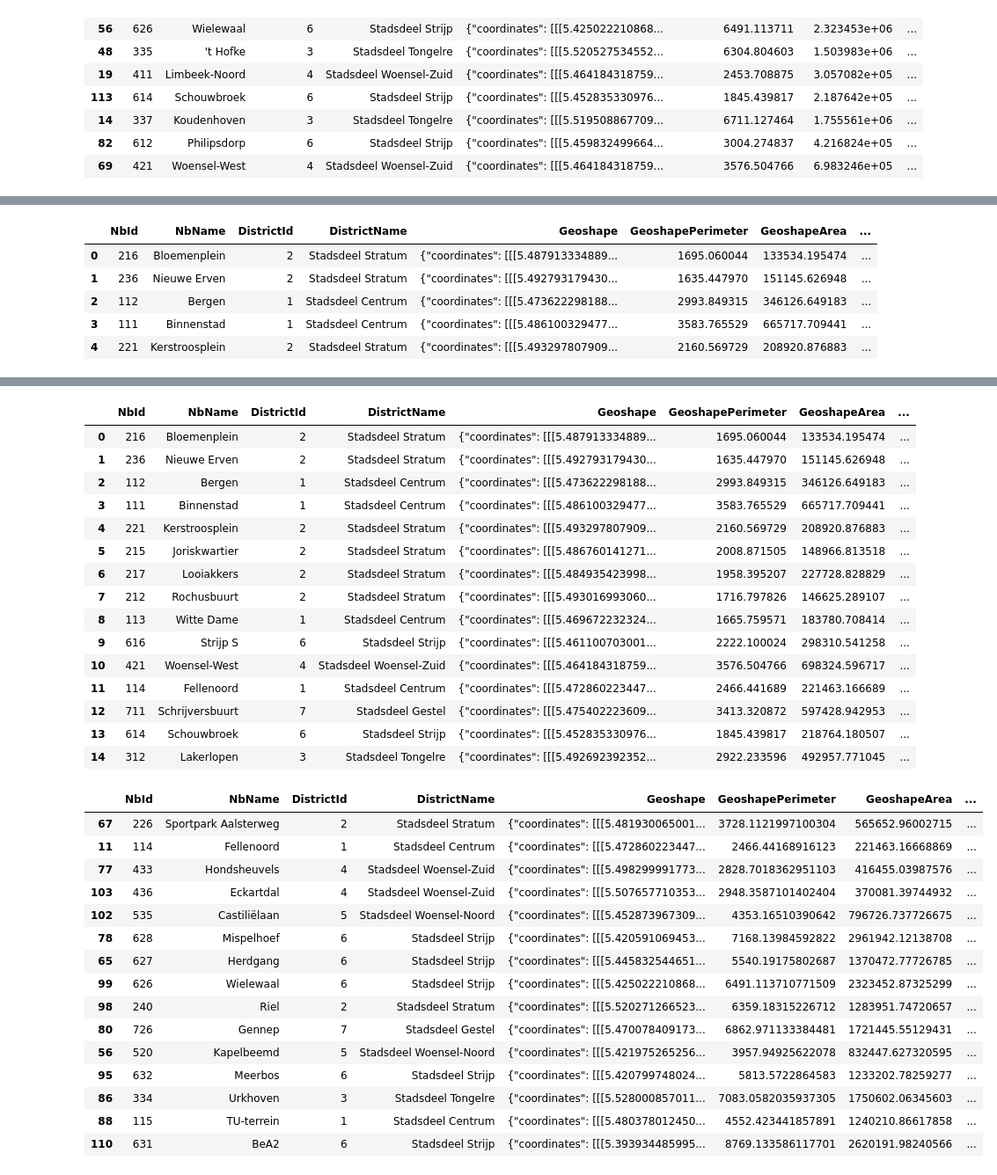
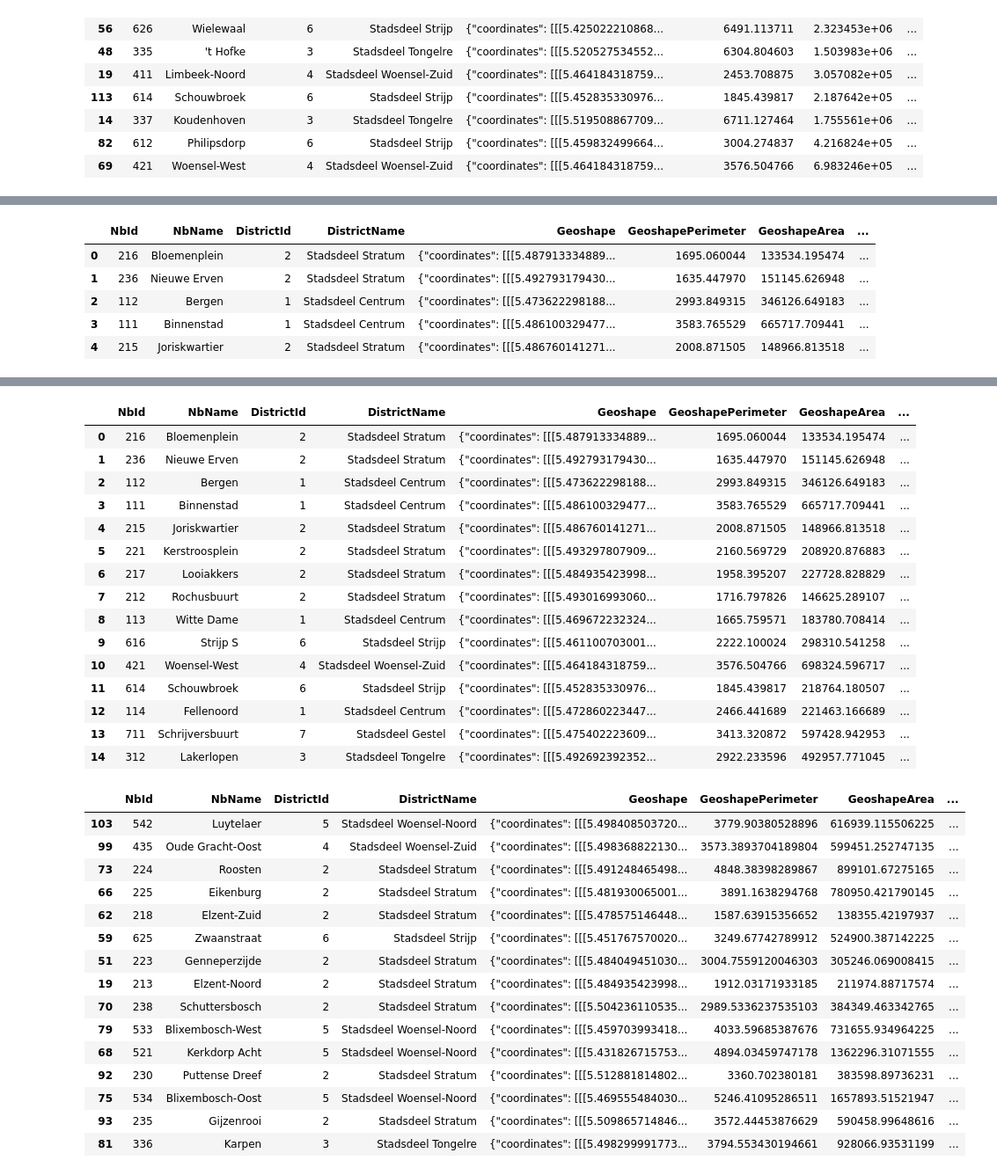
Before and after one commit to tymakat/eds_app, a Jupyter notebook: DataVisualization.ipynb, the cells around one changed output, grey strips where cells are left out. Shown: that part at 88% size. Cells and saved outputs as stored; diff of their text form; code cells hidden in the pictures.

```diff
--- a/DataVisualization.ipynb
+++ b/DataVisualization.ipynb
@@ -44,14 +44,3 @@ dataset['ScoreGoodLife'] = dataset['ScoreGoodLife'].fillna("-1")
 
 dataset["Distance2Trainstation"] = pd.to_numeric(dataset['Distance2Trainstation'], errors='coerce')
 dataset["Distance2HighwayEntrypoint"] = pd.to_numeric(dataset['Distance2HighwayEntrypoint'], errors='coerce')
-# %%
-dataset['new feature'] = pd.to_numeric(dataset['Shops per person'], errors='coerce')
-
-# Identify rows with non-convertible values
-non_convertible_rows = dataset[dataset['new feature'].isna()]
-
-# Extract the original non-convertible values
-non_convertible_values = non_convertible_rows['Shops per person']
-
-# Print or store the non-convertible values
-print("Non-convertible values:", non_convertible_values.tolist())
@@ -179,6 +174,7 @@ dataset['PctHighEducation'] = dataset['PctHighEducation'].str.replace(',', ".")
 dataset['AvgIncome'] = pd.to_numeric(dataset['AvgIncome'], errors='coerce')
 dataset['PctHighEducation'] = pd.to_numeric(dataset['PctHighEducation'], errors='coerce')
 dataset['ScoreGoodLife'] = pd.to_numeric(dataset['ScoreGoodLife'], errors='coerce')
+dataset = dataset.fillna(-1)
 dataset["High education rank"] = dataset["PctHighEducation"].rank(method='first', ascending=False).astype(int)
 dataset["Income rank"] = dataset["AvgIncome"].rank(method='first', ascending=False).astype(int)
 dataset["Happiness"] = dataset["ScoreGoodLife"].rank(method='first', ascending=False).astype(int)
@@ -190,7 +186,7 @@ dataset.head()
 | 1 | 236 | Nieuwe Erven | 2 | Stadsdeel Stratum | {"coordinates": [[[5.492793179430... | 1635.447970 | 151145.626948 | ... |
 | 2 | 112 | Bergen | 1 | Stadsdeel Centrum | {"coordinates": [[[5.473622298188... | 2993.849315 | 346126.649183 | ... |
 | 3 | 111 | Binnenstad | 1 | Stadsdeel Centrum | {"coordinates": [[[5.486100329477... | 3583.765529 | 665717.709441 | ... |
-| 4 | 221 | Kerstroosplein | 2 | Stadsdeel Stratum | {"coordinates": [[[5.493297807909... | 2160.569729 | 208920.876883 | ... |
+| 4 | 215 | Joriskwartier | 2 | Stadsdeel Stratum | {"coordinates": [[[5.486760141271... | 2008.871505 | 148966.813518 | ... |
 # %%
 tp_df = pd.read_csv("data/extra_dataset_tim_2022.csv", sep=";")
 tp_df = tp_df.replace('.', 0)
@@ -240,16 +236,16 @@ dataset.head(15)
 | 1 | 236 | Nieuwe Erven | 2 | Stadsdeel Stratum | {"coordinates": [[[5.492793179430... | 1635.447970 | 151145.626948 | ... |
 | 2 | 112 | Bergen | 1 | Stadsdeel Centrum | {"coordinates": [[[5.473622298188... | 2993.849315 | 346126.649183 | ... |
 | 3 | 111 | Binnenstad | 1 | Stadsdeel Centrum | {"coordinates": [[[5.486100329477... | 3583.765529 | 665717.709441 | ... |
-| 4 | 221 | Kerstroosplein | 2 | Stadsdeel Stratum | {"coordinates": [[[5.493297807909... | 2160.569729 | 208920.876883 | ... |
-| 5 | 215 | Joriskwartier | 2 | Stadsdeel Stratum | {"coordinates": [[[5.486760141271... | 2008.871505 | 148966.813518 | ... |
+| 4 | 215 | Joriskwartier | 2 | Stadsdeel Stratum | {"coordinates": [[[5.486760141271... | 2008.871505 | 148966.813518 | ... |
+| 5 | 221 | Kerstroosplein | 2 | Stadsdeel Stratum | {"coordinates": [[[5.493297807909... | 2160.569729 | 208920.876883 | ... |
 | 6 | 217 | Looiakkers | 2 | Stadsdeel Stratum | {"coordinates": [[[5.484935423998... | 1958.395207 | 227728.828829 | ... |
 | 7 | 212 | Rochusbuurt | 2 | Stadsdeel Stratum | {"coordinates": [[[5.493016993060... | 1716.797826 | 146625.289107 | ... |
 | 8 | 113 | Witte Dame | 1 | Stadsdeel Centrum | {"coordinates": [[[5.469672232324... | 1665.759571 | 183780.708414 | ... |
 | 9 | 616 | Strijp S | 6 | Stadsdeel Strijp | {"coordinates": [[[5.461100703001... | 2222.100024 | 298310.541258 | ... |
 | 10 | 421 | Woensel-West | 4 | Stadsdeel Woensel-Zuid | {"coordinates": [[[5.464184318759... | 3576.504766 | 698324.596717 | ... |
-| 11 | 114 | Fellenoord | 1 | Stadsdeel Centrum | {"coordinates": [[[5.472860223447... | 2466.441689 | 221463.166689 | ... |
-| 12 | 711 | Schrijversbuurt | 7 | Stadsdeel Gestel | {"coordinates": [[[5.475402223609... | 3413.320872 | 597428.942953 | ... |
-| 13 | 614 | Schouwbroek | 6 | Stadsdeel Strijp | {"coordinates": [[[5.452835330976... | 1845.439817 | 218764.180507 | ... |
+| 11 | 614 | Schouwbroek | 6 | Stadsdeel Strijp | {"coordinates": [[[5.452835330976... | 1845.439817 | 218764.180507 | ... |
+| 12 | 114 | Fellenoord | 1 | Stadsdeel Centrum | {"coordinates": [[[5.472860223447... | 2466.441689 | 221463.166689 | ... |
+| 13 | 711 | Schrijversbuurt | 7 | Stadsdeel Gestel | {"coordinates": [[[5.475402223609... | 3413.320872 | 597428.942953 | ... |
 | 14 | 312 | Lakerlopen | 3 | Stadsdeel Tongelre | {"coordinates": [[[5.492692392352... | 2922.233596 | 492957.771045 | ... |
 # %%
 dataset = dataset.sort_values(by='ScoreGoodLife', ascending=False)
@@ -257,24 +253,25 @@ dataset = dataset.astype(str)
 dataset = dataset.replace("-1.0", "N/A")
 dataset = dataset.replace(".", "N/A")
 dataset = dataset.replace("-", "N/A")
+dataset["ScoreGoodLife"] = dataset["ScoreGoodLife"].replace("N/A", np.nan)
 # %%
-dataset.tail(15)
+dataset.head(15)
 # %% [output]
 |  | NbId | NbName | DistrictId | DistrictName | Geoshape | GeoshapePerimeter | GeoshapeArea | ... |
-| 67 | 226 | Sportpark Aalsterweg | 2 | Stadsdeel Stratum | {"coordinates": [[[5.481930065001... | 3728.1121997100304 | 565652.96002715 | ... |
-| 11 | 114 | Fellenoord | 1 | Stadsdeel Centrum | {"coordinates": [[[5.472860223447... | 2466.44168916123 | 221463.16668869 | ... |
-| 77 | 433 | Hondsheuvels | 4 | Stadsdeel Woensel-Zuid | {"coordinates": [[[5.498299991773... | 2828.7018362951103 | 416455.03987576 | ... |
-| 103 | 436 | Eckartdal | 4 | Stadsdeel Woensel-Zuid | {"coordinates": [[[5.507657710353... | 2948.3587101402404 | 370081.39744932 | ... |
-| 102 | 535 | Castiliëlaan | 5 | Stadsdeel Woensel-Noord | {"coordinates": [[[5.452873967309... | 4353.16510390642 | 796726.737726675 | ... |
-| 78 | 628 | Mispelhoef | 6 | Stadsdeel Strijp | {"coordinates": [[[5.420591069453... | 7168.13984592822 | 2961942.12138708 | ... |
-| 65 | 627 | Herdgang | 6 | Stadsdeel Strijp | {"coordinates": [[[5.445832544651... | 5540.19175802687 | 1370472.77726785 | ... |
-| 99 | 626 | Wielewaal | 6 | Stadsdeel Strijp | {"coordinates": [[[5.425022210868... | 6491.113710771509 | 2323452.87325299 | ... |
-| 98 | 240 | Riel | 2 | Stadsdeel Stratum | {"coordinates": [[[5.520271266523... | 6359.18315226712 | 1283951.74720657 | ... |
-| 80 | 726 | Gennep | 7 | Stadsdeel Gestel | {"coordinates": [[[5.470078409173... | 6862.971133384481 | 1721445.55129431 | ... |
-| 56 | 520 | Kapelbeemd | 5 | Stadsdeel Woensel-Noord | {"coordinates": [[[5.421975265256... | 3957.94925622078 | 832447.627320595 | ... |
-| 95 | 632 | Meerbos | 6 | Stadsdeel Strijp | {"coordinates": [[[5.420799748024... | 5813.5722864583 | 1233202.78259277 | ... |
-| 86 | 334 | Urkhoven | 3 | Stadsdeel Tongelre | {"coordinates": [[[5.528000857011... | 7083.0582035937305 | 1750602.06345603 | ... |
-| 88 | 115 | TU-terrein | 1 | Stadsdeel Centrum | {"coordinates": [[[5.480378012450... | 4552.423441857891 | 1240210.86617858 | ... |
-| 110 | 631 | BeA2 | 6 | Stadsdeel Strijp | {"coordinates": [[[5.393934485995... | 8769.133586117701 | 2620191.98240566 | ... |
+| 103 | 542 | Luytelaer | 5 | Stadsdeel Woensel-Noord | {"coordinates": [[[5.498408503720... | 3779.90380528896 | 616939.115506225 | ... |
+| 99 | 435 | Oude Gracht-Oost | 4 | Stadsdeel Woensel-Zuid | {"coordinates": [[[5.498368822130... | 3573.3893704189804 | 599451.252747135 | ... |
+| 73 | 224 | Roosten | 2 | Stadsdeel Stratum | {"coordinates": [[[5.491248465498... | 4848.38398289867 | 899101.67275165 | ... |
+| 66 | 225 | Eikenburg | 2 | Stadsdeel Stratum | {"coordinates": [[[5.481930065001... | 3891.1638294768 | 780950.421790145 | ... |
+| 62 | 218 | Elzent-Zuid | 2 | Stadsdeel Stratum | {"coordinates": [[[5.478575146448... | 1587.63915356652 | 138355.42197937 | ... |
+| 59 | 625 | Zwaanstraat | 6 | Stadsdeel Strijp | {"coordinates": [[[5.451767570020... | 3249.67742789912 | 524900.387142225 | ... |
+| 51 | 223 | Genneperzijde | 2 | Stadsdeel Stratum | {"coordinates": [[[5.484049451030... | 3004.7559120046303 | 305246.069008415 | ... |
+| 19 | 213 | Elzent-Noord | 2 | Stadsdeel Stratum | {"coordinates": [[[5.484935423998... | 1912.03171933185 | 211974.88717574 | ... |
+| 70 | 238 | Schuttersbosch | 2 | Stadsdeel Stratum | {"coordinates": [[[5.504236110535... | 2989.5336237535103 | 384349.463342765 | ... |
+| 79 | 533 | Blixembosch-West | 5 | Stadsdeel Woensel-Noord | {"coordinates": [[[5.459703993418... | 4033.59685387676 | 731655.934964225 | ... |
+| 68 | 521 | Kerkdorp Acht | 5 | Stadsdeel Woensel-Noord | {"coordinates": [[[5.431826715753... | 4894.03459747178 | 1362296.31071555 | ... |
+| 92 | 230 | Puttense Dreef | 2 | Stadsdeel Stratum | {"coordinates": [[[5.512881814802... | 3360.702380181 | 383598.89736231 | ... |
+| 75 | 534 | Blixembosch-Oost | 5 | Stadsdeel Woensel-Noord | {"coordinates": [[[5.469555484030... | 5246.41095286511 | 1657893.51521947 | ... |
+| 93 | 235 | Gijzenrooi | 2 | Stadsdeel Stratum | {"coordinates": [[[5.509865714846... | 3572.44453876629 | 590458.99648616 | ... |
+| 81 | 336 | Karpen | 3 | Stadsdeel Tongelre | {"coordinates": [[[5.498299991773... | 3794.553430194661 | 928066.93531199 | ... |
 # %%
 dataset.to_csv("data/tim_main_dataset.csv")
```
Also changed, not shown: parts of 7 cells of this notebook, 2 other files.
